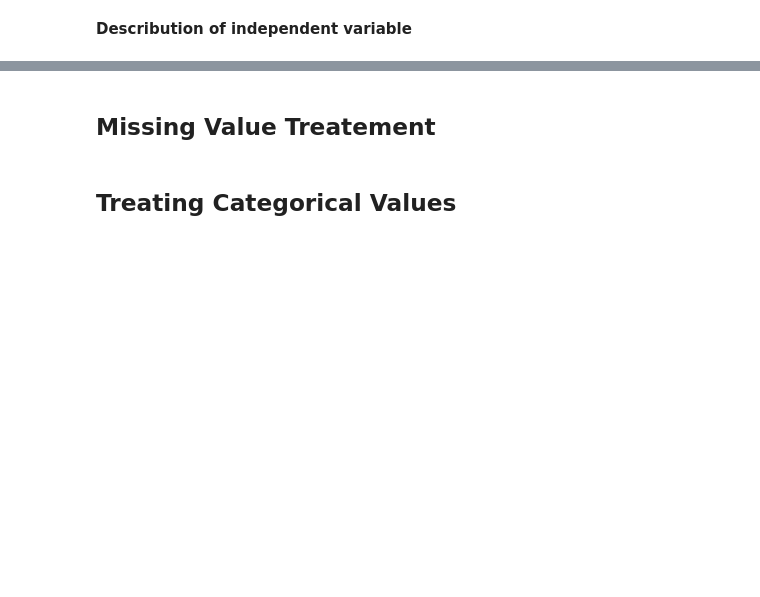
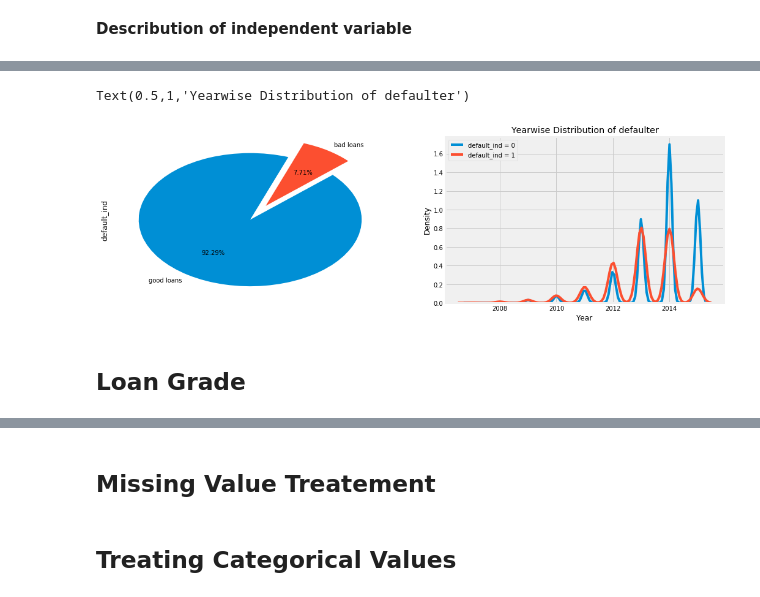
Before and after one commit to Suraj110799/ImarticusCaseStudy, a Jupyter notebook: kernel.ipynb, the cells around one changed output, grey strips where cells are left out. Saved outputs shown, nothing was run; the diff lists cells and outputs as text; code cells hidden in the pictures; blank space fills up the shorter version.

```diff
--- a/kernel.ipynb
+++ b/kernel.ipynb
@@ -47,0 +157,13 @@ train.dtypes.value_counts()
+# %%
+# Loan Status
+fig, ax = plt.subplots(1, 2, figsize=(16,5))
+train['default_ind'].value_counts().plot.pie(explode=[0,0.25],labels=['good loans','bad loans'],
+                                             autopct='%1.2f%%',startangle=70,ax=ax[0])
+sns.kdeplot(train.loc[train['default_ind']==0,'issue_year'],label='default_ind = 0')
+sns.kdeplot(train.loc[train['default_ind']==1,'issue_year'],label='default_ind = 1')
+plt.xlabel('Year'); plt.ylabel('Density'); plt.title('Yearwise Distribution of defaulter')
+# %% [output]
+Text(0.5,1,'Yearwise Distribution of defaulter')
+[figure, added]
+# %% [markdown]
+## Loan Grade
```
Also changed, not shown: parts of 78 cells of this notebook.
